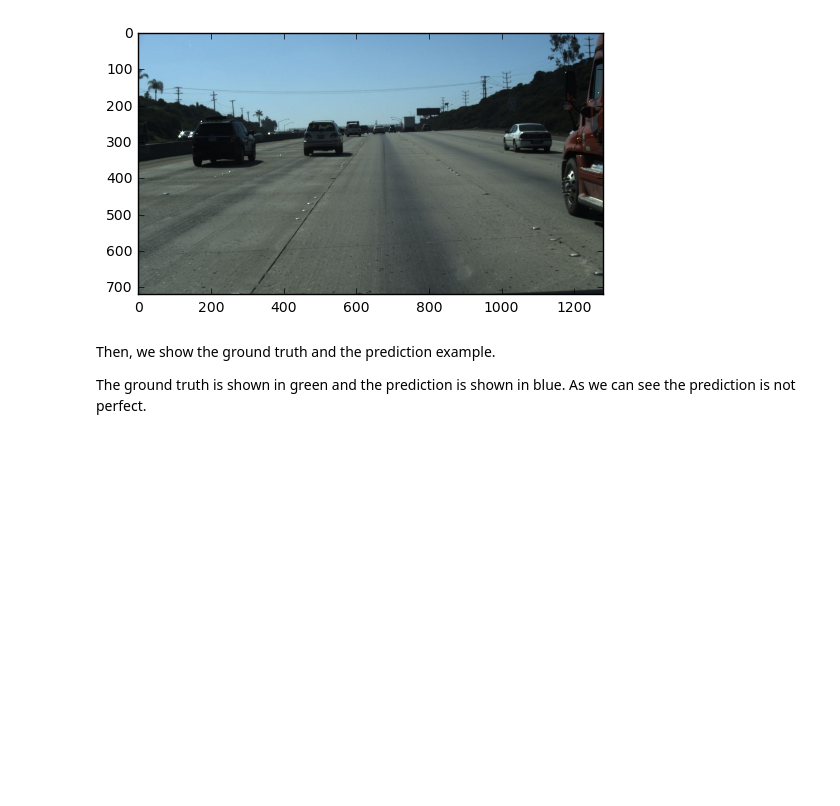
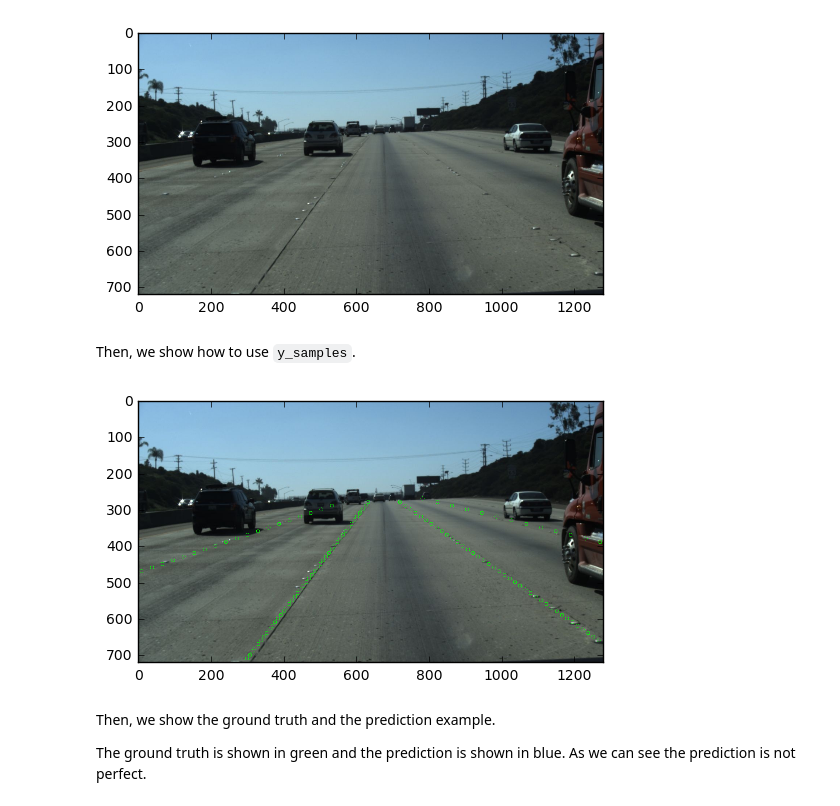
Before and after one commit to TuSimple/tusimple-benchmark, a Jupyter notebook: example/lane_demo.ipynb, the cells around one changed output. Saved outputs shown, nothing was run; the diff lists cells and outputs as text; code cells hidden in the pictures; blank space fills up the shorter version.

```diff
--- a/example/lane_demo.ipynb
+++ b/example/lane_demo.ipynb
@@ -29,6 +27,20 @@ plt.imshow(img)
 plt.show()
 # %% [output]
 [figure]
+# %% [markdown]
+Then, we show how to use `y_samples`.
+# %%
+gt_lanes_vis = [[(x, y) for (x, y) in zip(lane, y_samples) if x >= 0] for lane in gt_lanes]
+img_vis = img.copy()
+
+for lane in gt_lanes_vis:
+    for pt in lane:
+        cv2.circle(img_vis, pt, radius=5, color=(0, 255, 0))
+
+plt.imshow(img_vis)
+plt.show()
+# %% [output]
+[figure, added]
 # %% [markdown]
 Then, we show the ground truth and the prediction example.
 
```
Also changed, not shown: parts of 1 cell of this notebook, 1 other file.
